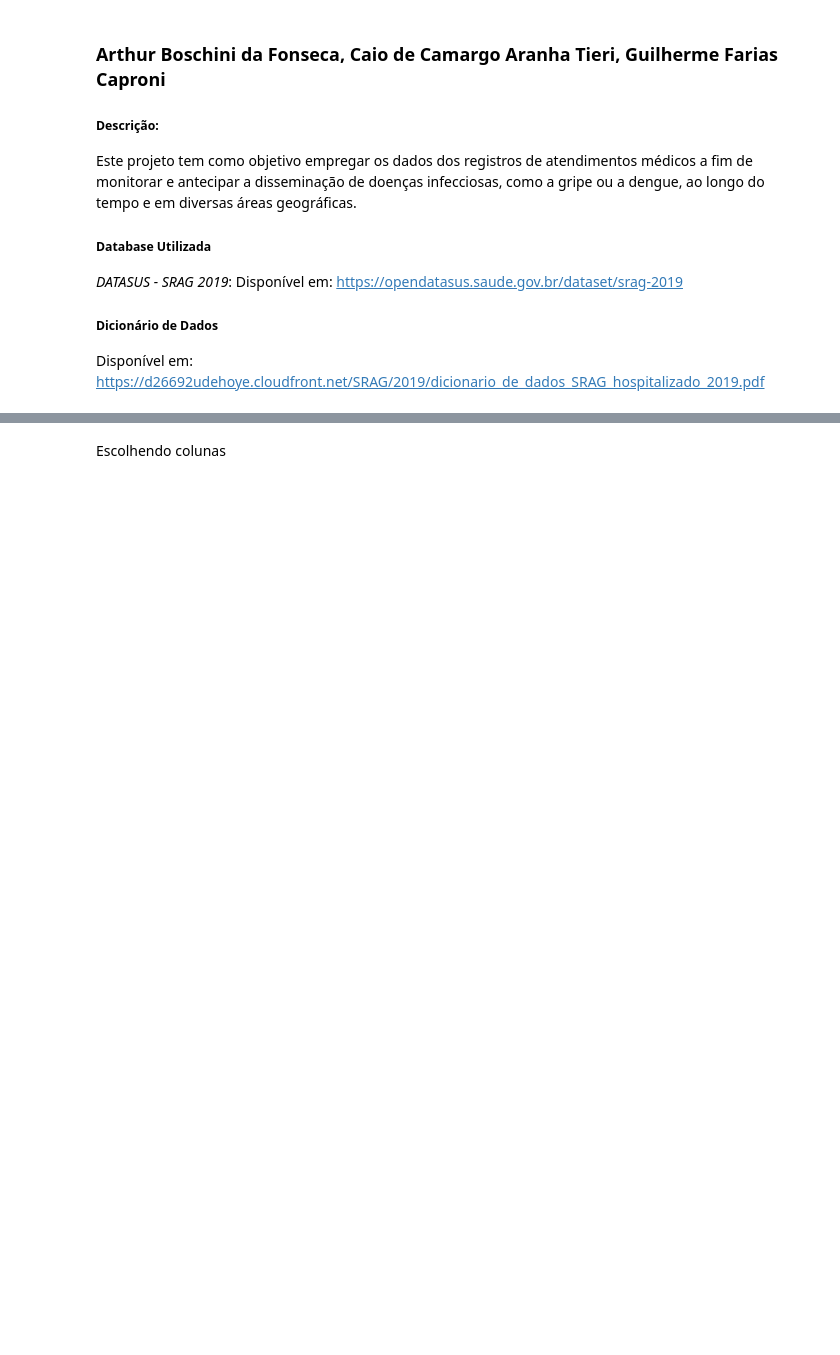
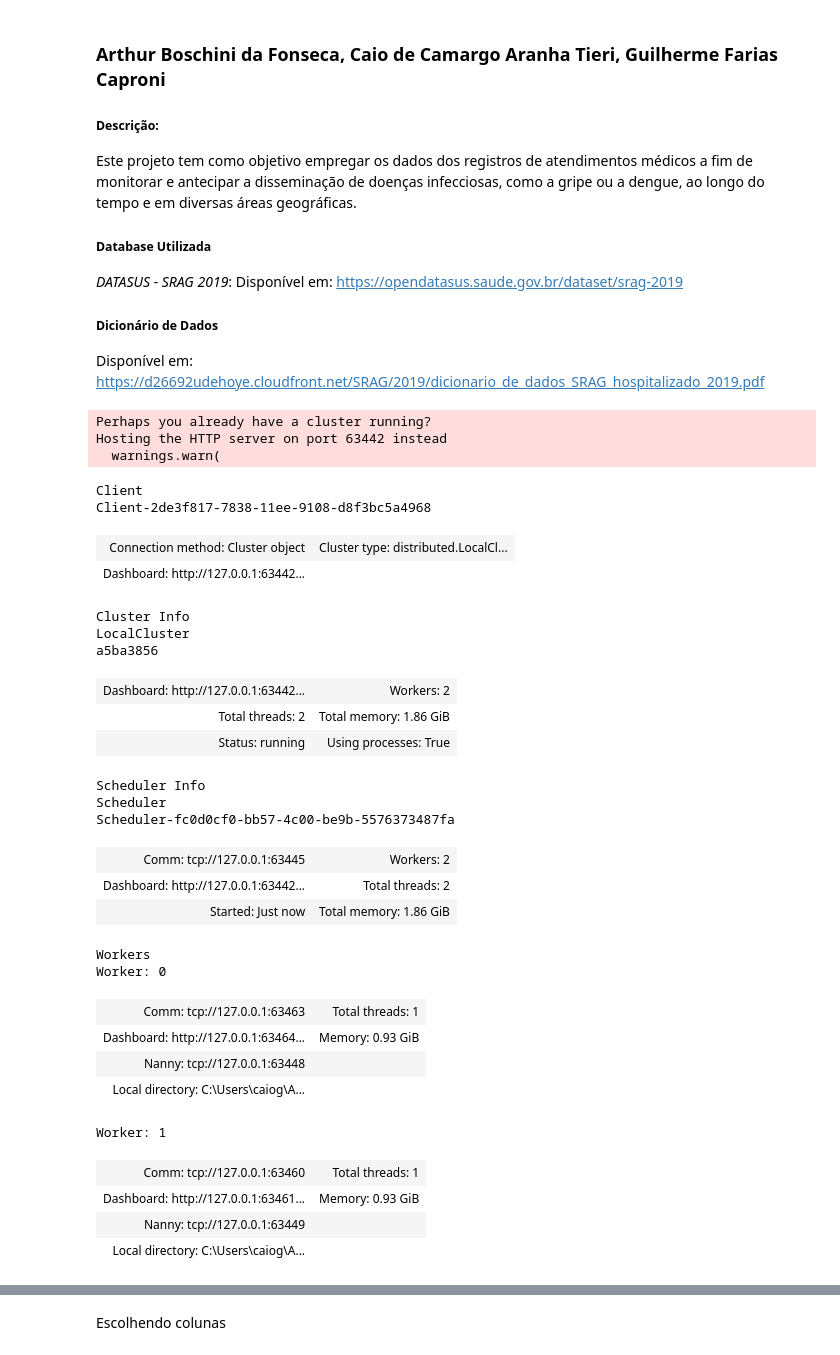
Before and after one commit to arthurfonsek/bigDataProjeto, a Jupyter notebook: projeto.ipynb, the cells around one changed output, grey strips where cells are left out. Cells and saved outputs as stored; diff of their text form; code cells hidden in the pictures; blank space fills up the shorter version.

```diff
--- a/projeto.ipynb
+++ b/projeto.ipynb
@@ -21,0 +34,34 @@ df = pd.read_csv('INFLUD19.csv', encoding='latin-1', on_bad_lines='skip', sep=';
+# %%
+client = Client(n_workers=2, threads_per_worker=1, memory_limit='1GB')
+client
+# %% [output]
+Perhaps you already have a cluster running?
+Hosting the HTTP server on port 63442 instead
+  warnings.warn(
+Client
+Client-2de3f817-7838-11ee-9108-d8f3bc5a4968
+| Connection method: Cluster object | Cluster type: distributed.LocalCl... |
+| Dashboard: http://127.0.0.1:63442... |  |
+Cluster Info
+LocalCluster
+a5ba3856
+| Dashboard: http://127.0.0.1:63442... | Workers: 2 |
+| Total threads: 2 | Total memory: 1.86 GiB |
+| Status: running | Using processes: True |
+Scheduler Info
+Scheduler
+Scheduler-fc0d0cf0-bb57-4c00-be9b-5576373487fa
+| Comm: tcp://127.0.0.1:63445 | Workers: 2 |
+| Dashboard: http://127.0.0.1:63442... | Total threads: 2 |
+| Started: Just now | Total memory: 1.86 GiB |
+Workers
+Worker: 0
+| Comm: tcp://127.0.0.1:63463 | Total threads: 1 |
+| Dashboard: http://127.0.0.1:63464... | Memory: 0.93 GiB |
+| Nanny: tcp://127.0.0.1:63448 |  |
+| Local directory: C:\Users\caiog\A... |  |
+Worker: 1
+| Comm: tcp://127.0.0.1:63460 | Total threads: 1 |
+| Dashboard: http://127.0.0.1:63461... | Memory: 0.93 GiB |
+| Nanny: tcp://127.0.0.1:63449 |  |
+| Local directory: C:\Users\caiog\A... |  |
```
Also changed, not shown: parts of 8 cells of this notebook.
